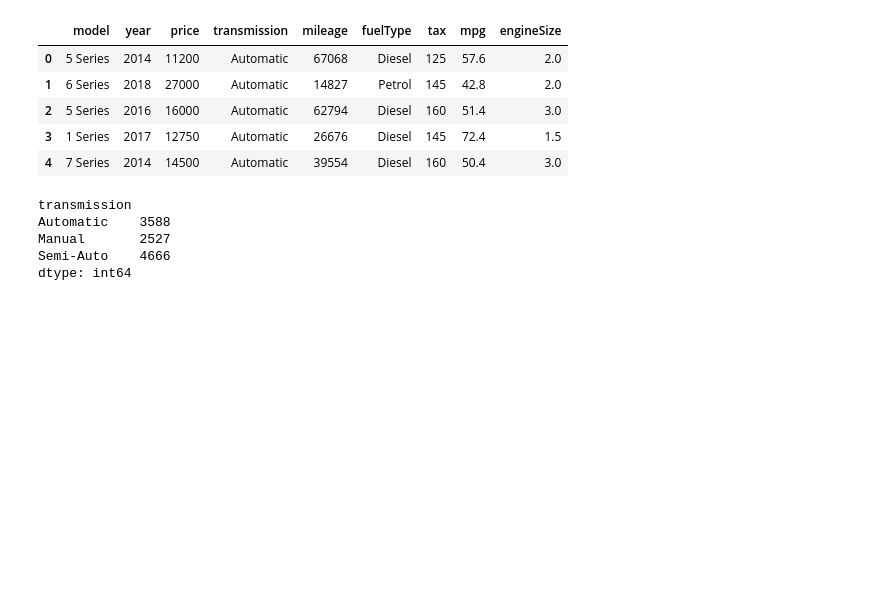
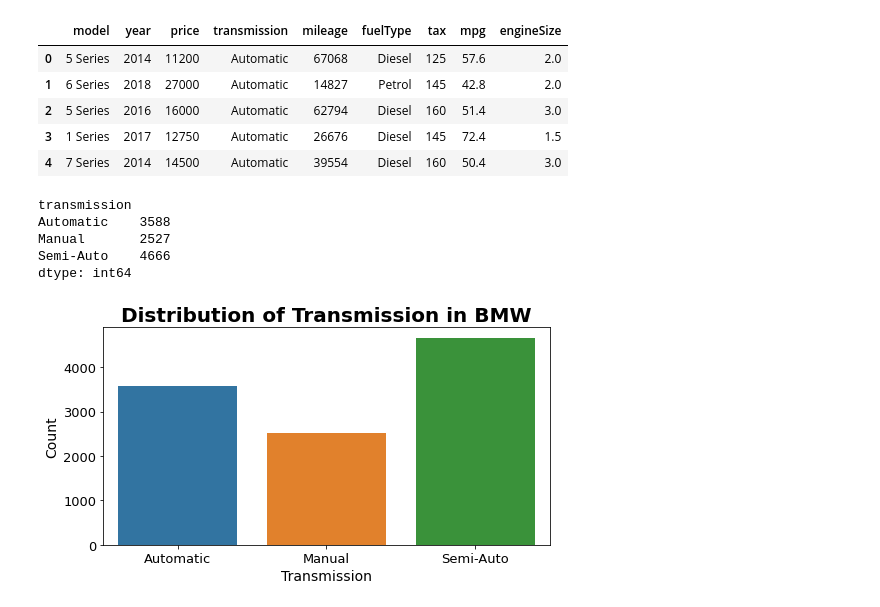
Before and after one commit to atalebizadeh/Examples, a Jupyter notebook: UK Used Cars/Analysis and Modeling.ipynb, the cells around one changed output. Saved outputs shown, nothing was run; the diff lists cells and outputs as text; code cells hidden in the pictures; blank space fills up the shorter version.

Commit message:
Fixed the plotting issue by downgrading the freetype library

```diff
--- a/UK Used Cars/Analysis and Modeling.ipynb
+++ b/UK Used Cars/Analysis and Modeling.ipynb
@@ -33,16 +33,18 @@ Manual       2527
 Semi-Auto    4666
 dtype: int64
 # %%
-# plt.figure(figsize=(8,4))
-# ax = sns.countplot(x='transmission', data=df_bmw)
-# ax.set_xlabel('Transmission',fontsize=14)
-# ax.set_ylabel('Count', fontsize=14)
-# ax.set_title('Distribution of Transmission in BMW',fontsize=20, weight='bold')
-# plt.xticks(fontsize =13)
-# plt.yticks(fontsize =13)
+plt.figure(figsize=(8,4))
+ax = sns.countplot(x='transmission', data=df_bmw)
+ax.set_xlabel('Transmission',fontsize=14)
+ax.set_ylabel('Count', fontsize=14)
+ax.set_title('Distribution of Transmission in BMW',fontsize=20, weight='bold')
+plt.xticks(fontsize =13)
+plt.yticks(fontsize =13)
+plt.show()
+# sns.countplot(x='transmission', data=df_bmw)
 # plt.show()
-sns.countplot(x='transmission', data=df_bmw)
-plt.show()
+# %% [output]
+[figure, added]
 # %%
 plt.figure(figsize=(20,10))
 sns.set_theme(style="darkgrid")
```
Also changed, not shown: parts of 2 cells of this notebook.
